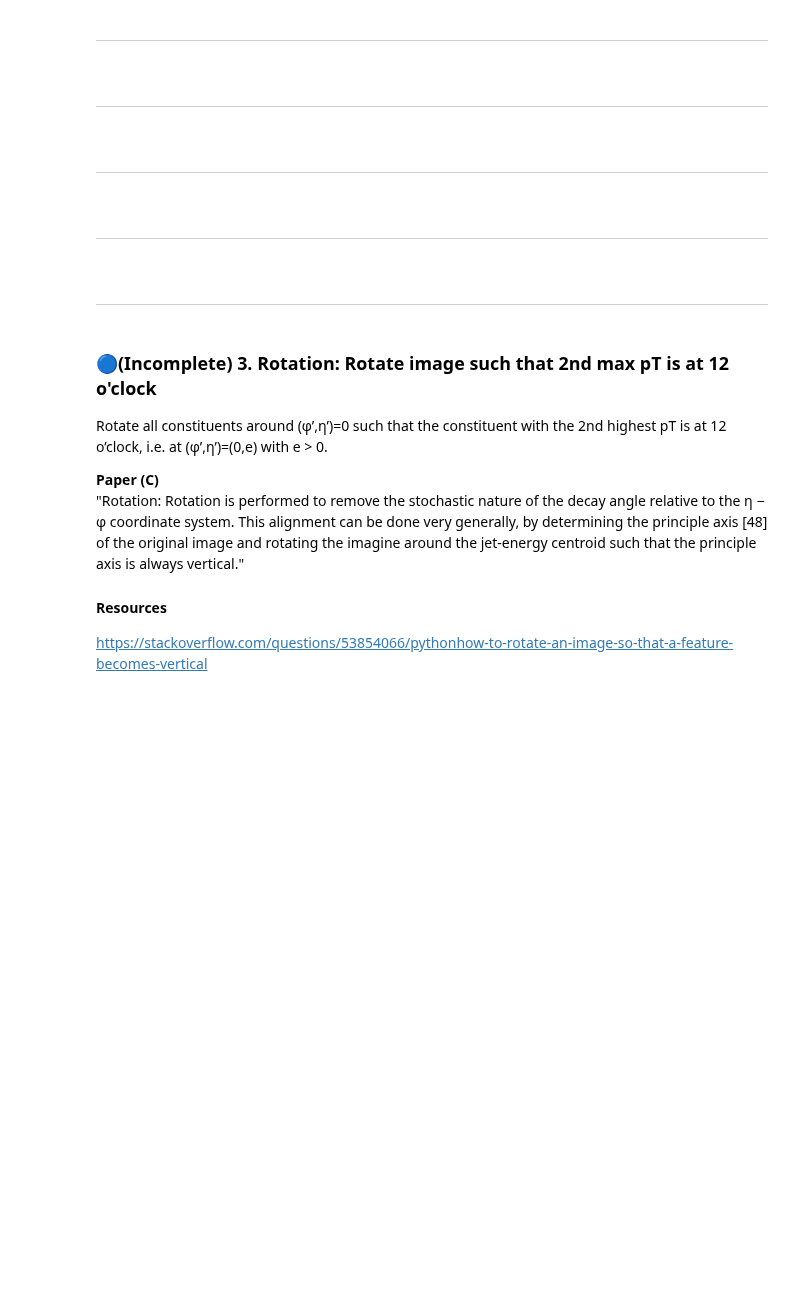
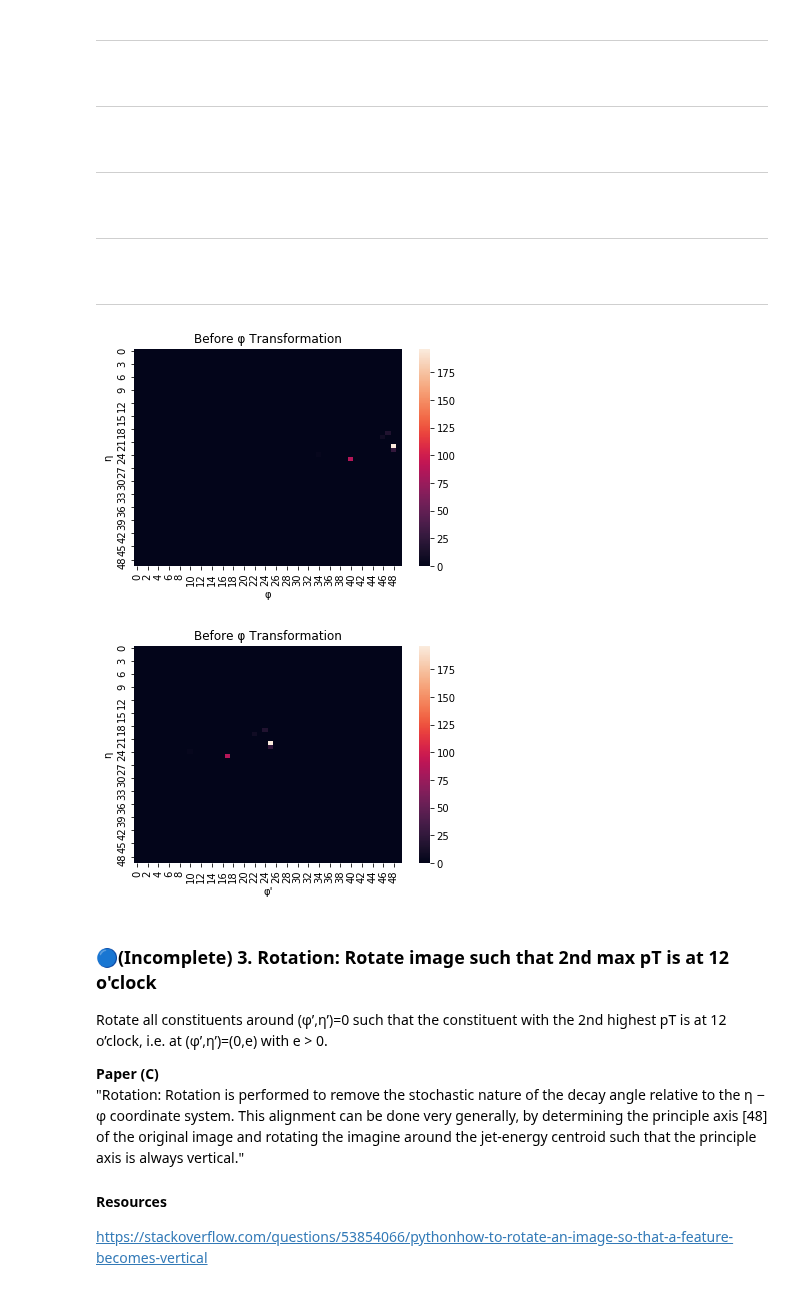
Before and after one commit to johngeorgousis/jet-classifier, a Jupyter notebook: MAIN.ipynb, the cells around one changed output. Saved outputs shown, nothing was run; the diff lists cells and outputs as text; code cells hidden in the pictures; blank space fills up the shorter version.

```diff
--- a/MAIN.ipynb
+++ b/MAIN.ipynb
@@ -563,6 +576,13 @@ plot_events(mydata_fprime, R=3, title='After φ transformation (φ\') with R = 3
 <br />
 
 ---
+# %%
+a = 15
+plot_events(mydata_prep.iloc[a], R = 3, pixels=50, title='Before φ Transformation', xlabel='φ', ylabel='η')
+plot_events(mydata_fprime.iloc[a], R = 3, pixels=50, title='Before φ Transformation', xlabel='φ\'', ylabel='η')
+# %% [output]
+[figure, added]
+[figure, added]
 # %% [markdown]
 ### 🔵(Incomplete) 3. Rotation: Rotate image such that 2nd max pT is at 12 o'clock
 Rotate all constituents around (φ’,η’)=0 such that the constituent with the 2nd highest pT is at 12 o’clock, i.e. at  (φ’,η’)=(0,e) with e > 0.
```
Also changed, not shown: parts of 9 cells of this notebook.
